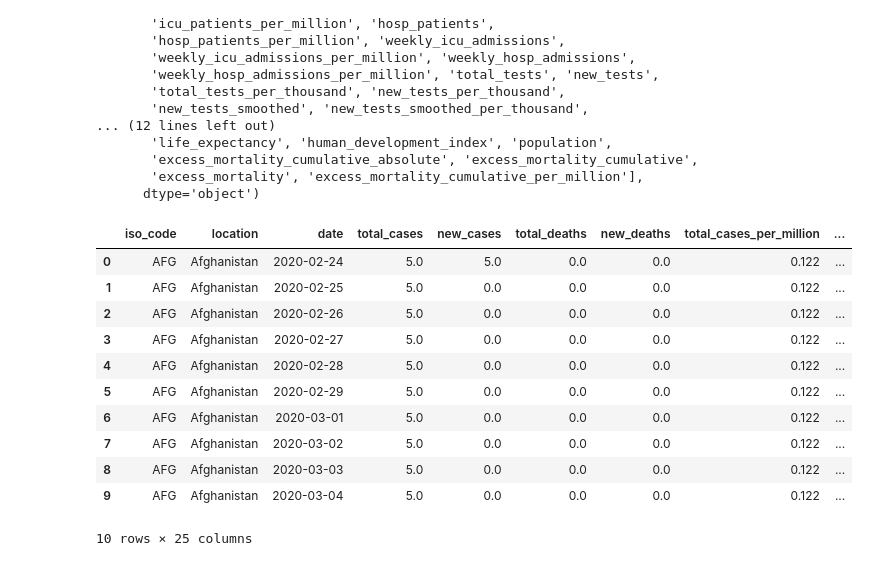
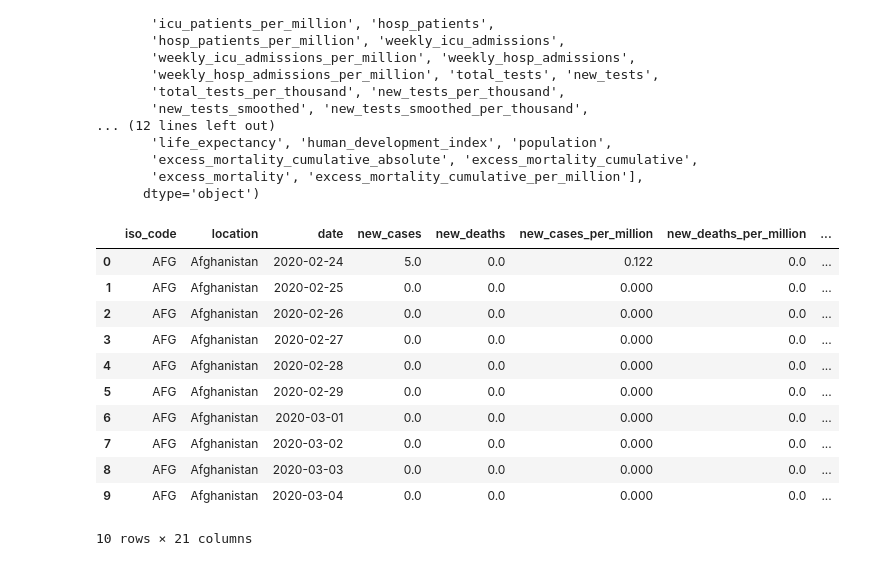
Before and after one commit to CanadianLatin/Project-1, a Jupyter notebook: project1.ipynb, the cells around one changed output. Saved outputs shown, nothing was run; the diff lists cells and outputs as text; code cells hidden in the pictures.

```diff
--- a/project1.ipynb
+++ b/project1.ipynb
@@ -36,28 +39,35 @@ Index(['iso_code', 'continent', 'location', 'date', 'total_cases', 'new_cases',
       dtype='object')
 # %%
 # Filtering DataFrame by columns of interest
-clean_covid_data = covid_data.loc[:, ['iso_code', 'location', 'date', 'total_cases', 'new_cases', 'total_deaths', 'new_deaths', 'total_cases_per_million', 'new_cases_per_million', 'total_deaths_per_million', 'new_deaths_per_million',
+clean_covid_data = covid_data.loc[covid_data['iso_code'].str.contains('OWID_')==False, ['iso_code', 'location', 'date', 'new_cases',  'new_deaths',  'new_cases_per_million',  'new_deaths_per_million',
                                       'icu_patients',
                                       'icu_patients_per_million', 'hosp_patients_per_million', 'new_tests_per_thousand',
                                       'positive_rate', 'people_vaccinated_per_hundred',
                                       'people_fully_vaccinated_per_hundred', 'stringency_index',
                                       'population_density', 'median_age',
                                       'gdp_per_capita', 'extreme_poverty', 'human_development_index', 'population']]
 
+
+
+#creating a list of columns we are going to add and columns we are going to have a mean.
+
+sum_columns_list = ['new_cases',  'new_deaths',  'new_cases_per_million',  'new_deaths_per_million']
+mean_columns_list = ['icu_patients','icu_patients_per_million','hosp_patients_per_million']
+
 # Converting NaN to 0
 clean_covid_data = clean_covid_data.fillna(0)
 
 clean_covid_data.head(10)
 # %% [output]
-|  | iso_code | location | date | total_cases | new_cases | total_deaths | new_deaths | total_cases_per_million | ... |
-| 0 | AFG | Afghanistan | 2020-02-24 | 5.0 | 5.0 | 0.0 | 0.0 | 0.122 | ... |
-| 1 | AFG | Afghanistan | 2020-02-25 | 5.0 | 0.0 | 0.0 | 0.0 | 0.122 | ... |
-| 2 | AFG | Afghanistan | 2020-02-26 | 5.0 | 0.0 | 0.0 | 0.0 | 0.122 | ... |
-| 3 | AFG | Afghanistan | 2020-02-27 | 5.0 | 0.0 | 0.0 | 0.0 | 0.122 | ... |
-| 4 | AFG | Afghanistan | 2020-02-28 | 5.0 | 0.0 | 0.0 | 0.0 | 0.122 | ... |
-| 5 | AFG | Afghanistan | 2020-02-29 | 5.0 | 0.0 | 0.0 | 0.0 | 0.122 | ... |
-| 6 | AFG | Afghanistan | 2020-03-01 | 5.0 | 0.0 | 0.0 | 0.0 | 0.122 | ... |
-| 7 | AFG | Afghanistan | 2020-03-02 | 5.0 | 0.0 | 0.0 | 0.0 | 0.122 | ... |
-| 8 | AFG | Afghanistan | 2020-03-03 | 5.0 | 0.0 | 0.0 | 0.0 | 0.122 | ... |
-| 9 | AFG | Afghanistan | 2020-03-04 | 5.0 | 0.0 | 0.0 | 0.0 | 0.122 | ... |
+|  | iso_code | location | date | new_cases | new_deaths | new_cases_per_million | new_deaths_per_million | ... |
+| 0 | AFG | Afghanistan | 2020-02-24 | 5.0 | 0.0 | 0.122 | 0.0 | ... |
+| 1 | AFG | Afghanistan | 2020-02-25 | 0.0 | 0.0 | 0.000 | 0.0 | ... |
+| 2 | AFG | Afghanistan | 2020-02-26 | 0.0 | 0.0 | 0.000 | 0.0 | ... |
+| 3 | AFG | Afghanistan | 2020-02-27 | 0.0 | 0.0 | 0.000 | 0.0 | ... |
+| 4 | AFG | Afghanistan | 2020-02-28 | 0.0 | 0.0 | 0.000 | 0.0 | ... |
+| 5 | AFG | Afghanistan | 2020-02-29 | 0.0 | 0.0 | 0.000 | 0.0 | ... |
+| 6 | AFG | Afghanistan | 2020-03-01 | 0.0 | 0.0 | 0.000 | 0.0 | ... |
+| 7 | AFG | Afghanistan | 2020-03-02 | 0.0 | 0.0 | 0.000 | 0.0 | ... |
+| 8 | AFG | Afghanistan | 2020-03-03 | 0.0 | 0.0 | 0.000 | 0.0 | ... |
+| 9 | AFG | Afghanistan | 2020-03-04 | 0.0 | 0.0 | 0.000 | 0.0 | ... |
-10 rows × 25 columns
+10 rows × 21 columns
```
Also changed, not shown: parts of 6 cells of this notebook, 4 other files.
